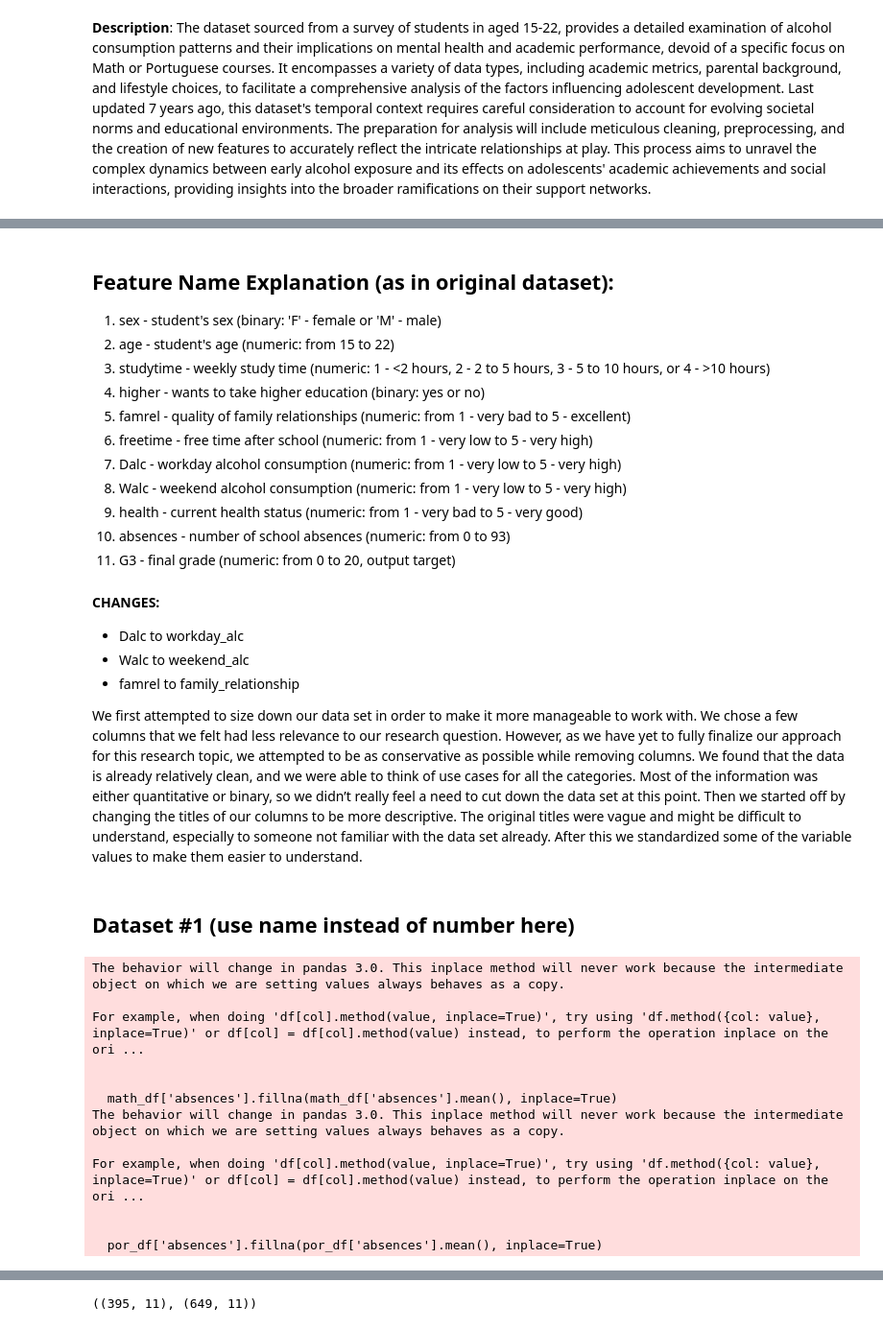
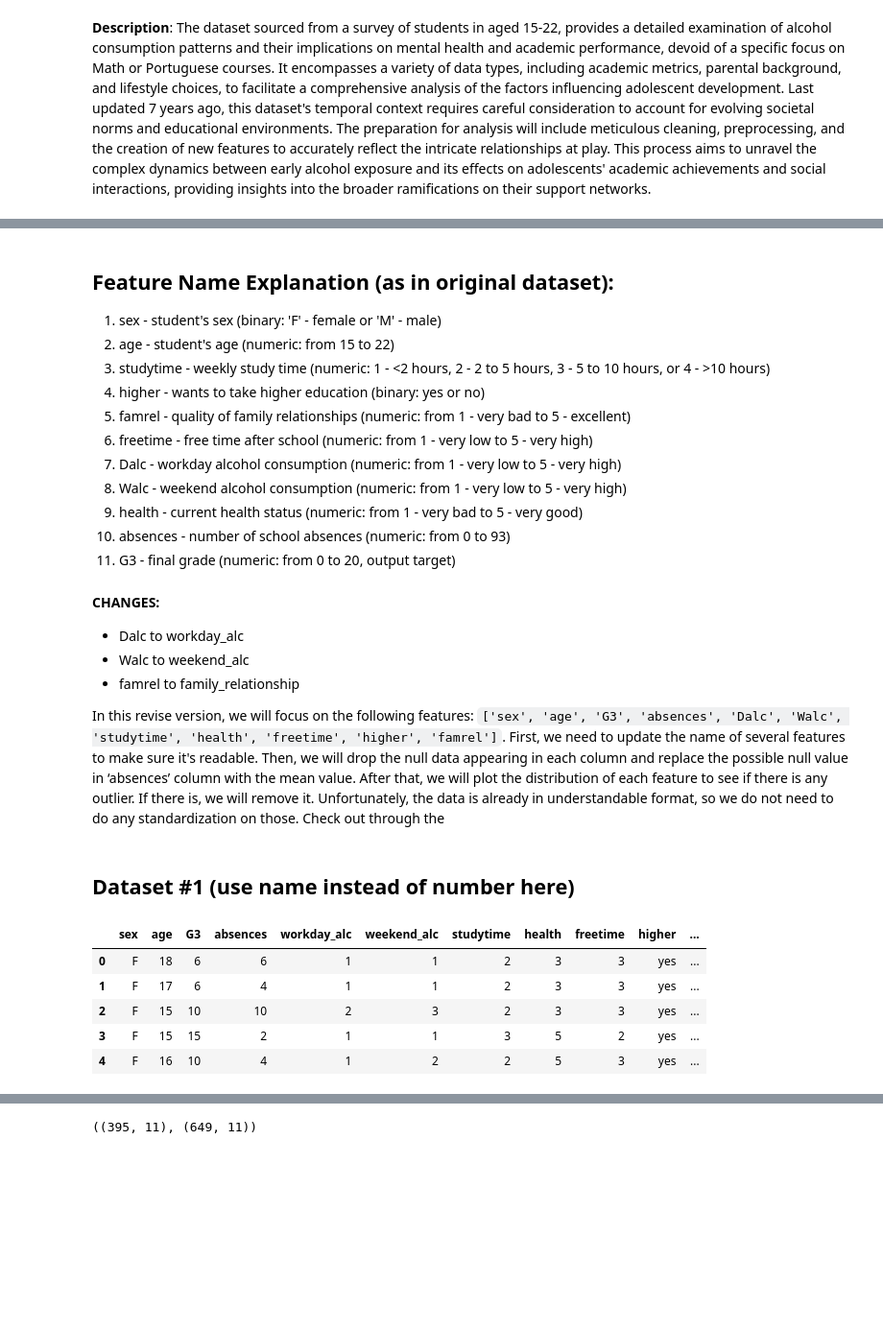
Before and after one commit to COGS108/Group088_WI24, a Jupyter notebook: EDACheckpoint_Group088_WI24.ipynb, the cells around one changed output, grey strips where cells are left out. Shown at 96% size. Cells and saved outputs as stored; diff of their text form; code cells hidden in the pictures; blank space fills up the shorter version.

Commit message:
Rewrite the data description

```diff
--- a/EDACheckpoint_Group088_WI24.ipynb
+++ b/EDACheckpoint_Group088_WI24.ipynb
@@ -115,24 +116,22 @@ In this project, we aim to investigate the direct impact of early exposure to al
 ## Feature Name Explanation (as in original dataset):
 1. sex - student's sex (binary: 'F' - female or 'M' - male)
 2. age - student's age (numeric: from 15 to 22)
-4. studytime - weekly study time (numeric: 1 - <2 hours, 2 - 2 to 5 hours, 3 - 5 to 10 hours, or 4 - >10 hours)
-6. higher - wants to take higher education (binary: yes or no)
-7. famrel - quality of family relationships (numeric: from 1 - very bad to 5 - excellent)
-8. freetime - free time after school (numeric: from 1 - very low to 5 - very high)
-9.  Dalc - workday alcohol consumption (numeric: from 1 - very low to 5 - very high)
-10.  Walc - weekend alcohol consumption (numeric: from 1 - very low to 5 - very high)
-11.  health - current health status (numeric: from 1 - very bad to 5 - very good)
-30.  absences - number of school absences (numeric: from 0 to 93)
-33.  G3 - final grade (numeric: from 0 to 20, output target)
+3. studytime - weekly study time (numeric: 1 - <2 hours, 2 - 2 to 5 hours, 3 - 5 to 10 hours, or 4 - >10 hours)
+4. higher - wants to take higher education (binary: yes or no)
+5. famrel - quality of family relationships (numeric: from 1 - very bad to 5 - excellent)
+6. freetime - free time after school (numeric: from 1 - very low to 5 - very high)
+7.  Dalc - workday alcohol consumption (numeric: from 1 - very low to 5 - very high)
+8.  Walc - weekend alcohol consumption (numeric: from 1 - very low to 5 - very high)
+9.  health - current health status (numeric: from 1 - very bad to 5 - very good)
+10.  absences - number of school absences (numeric: from 0 to 93)
+11.  G3 - final grade (numeric: from 0 to 20, output target)
 
 #### CHANGES:
 - Dalc to workday_alc
 - Walc to weekend_alc
 - famrel to family_relationship
 
-We first attempted to size down our data set in order to make it more manageable to work with. We chose a few columns that we felt had less relevance to our research question. However, as we have yet to fully finalize our approach for this research topic, we attempted to be as conservative as possible while removing columns. We found that the data is already relatively clean, and we were able to think of use cases for all the categories. Most of the information was either quantitative or binary, so we didn’t really feel a need to cut down the data set at this point.
-Then we started off by changing the titles of our columns to be more descriptive. The original titles were vague and might be difficult to understand, especially to someone not familiar with the data set already.
-After this we standardized some of the variable values to make them easier to understand.
+In this revise version, we will focus on the following features: `['sex', 'age', 'G3', 'absences', 'Dalc', 'Walc', 'studytime', 'health', 'freetime', 'higher', 'famrel']`. First, we need to update the name of several features to make sure it's readable. Then, we will drop the null data appearing in each column and replace the possible null value in ‘absences’ column with the mean value. After that, we will plot the distribution of each feature to see if there is any outlier. If there is, we will remove it. Unfortunately, the data is already in understandable format, so we do not need to do any standardization on those. Check out through the
 # %% [markdown]
 ## Dataset #1 (use name instead of number here)
 # %%
@@ -158,26 +157,12 @@ por_df = pd.read_csv('student-por.csv')
 # Choose features to work on
 math_df = math_df[['sex', 'age', 'G3', 'absences', 'Dalc', 'Walc', 'studytime', 'health', 'freetime', 'higher', 'famrel']]
 por_df = por_df[['sex', 'age', 'G3', 'absences', 'Dalc', 'Walc', 'studytime', 'health', 'freetime', 'higher', 'famrel']]
-# %%
-#### Data Clean for math_df and por_df
-
-## Removing rows with missing values
-math_df.dropna(inplace=True)
-por_df.dropna(inplace=True)
-
-## Imputing missing 'absensces' with the mean weight
-math_df['absences'].fillna(math_df['absences'].mean(), inplace=True)
-por_df['absences'].fillna(por_df['absences'].mean(), inplace=True)
-# %% [output]
-The behavior will change in pandas 3.0. This inplace method will never work because the intermediate object on which we are setting values always behaves as a copy.
-
-For example, when doing 'df[col].method(value, inplace=True)', try using 'df.method({col: value}, inplace=True)' or df[col] = df[col].method(value) instead, to perform the operation inplace on the ori ...
-
-
-  math_df['absences'].fillna(math_df['absences'].mean(), inplace=True)
-The behavior will change in pandas 3.0. This inplace method will never work because the intermediate object on which we are setting values always behaves as a copy.
-
-For example, when doing 'df[col].method(value, inplace=True)', try using 'df.method({col: value}, inplace=True)' or df[col] = df[col].method(value) instead, to perform the operation inplace on the ori ...
-
-
-  por_df['absences'].fillna(por_df['absences'].mean(), inplace=True)
+# %%
+math_df.head()
+# %% [output]
+|  | sex | age | G3 | absences | workday_alc | weekend_alc | studytime | health | freetime | higher | ... |
+| 0 | F | 18 | 6 | 6 | 1 | 1 | 2 | 3 | 3 | yes | ... |
+| 1 | F | 17 | 6 | 4 | 1 | 1 | 2 | 3 | 3 | yes | ... |
+| 2 | F | 15 | 10 | 10 | 2 | 3 | 2 | 3 | 3 | yes | ... |
+| 3 | F | 15 | 15 | 2 | 1 | 1 | 3 | 5 | 2 | yes | ... |
+| 4 | F | 16 | 10 | 4 | 1 | 2 | 2 | 5 | 3 | yes | ... |
```
Also changed, not shown: parts of 13 cells of this notebook.
